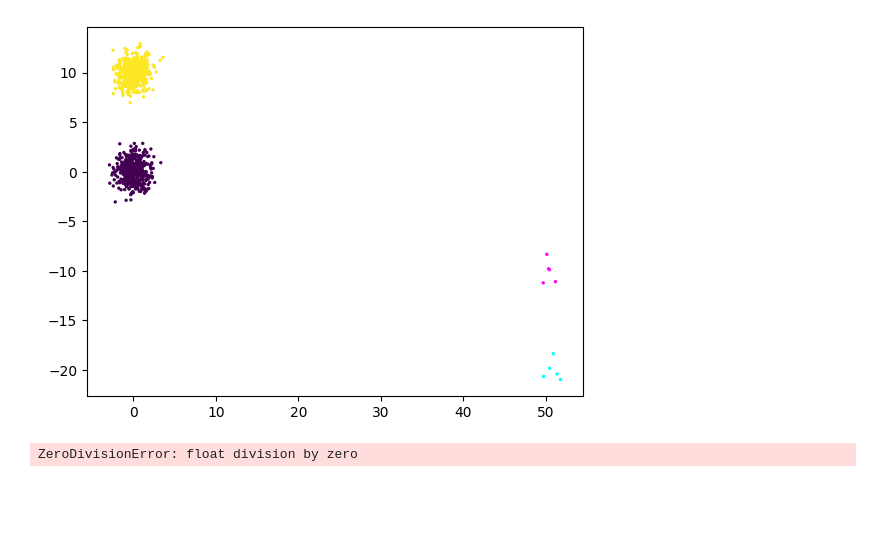
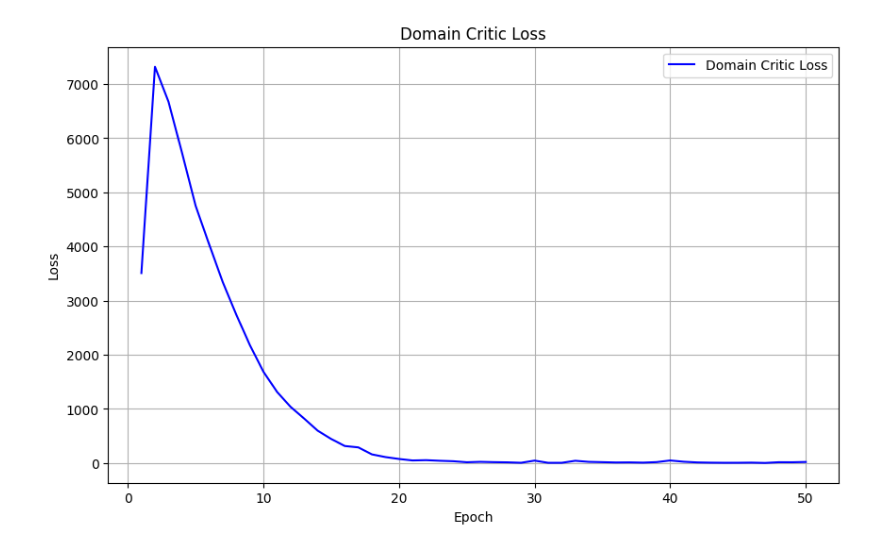
Before and after one commit to NT-Loi/SI_WDGRL, a Jupyter notebook: wdgrl.ipynb, the cells around one changed output. Drawn from its saved outputs; the diff is of its cells as text; code cells hidden in the pictures; blank space fills up the shorter version.

```diff
--- a/wdgrl.ipynb
+++ b/wdgrl.ipynb
@@ -288,64 +244,0 @@ def create_dataloaders(ns: int = 1000, nt: int = 100, batch_size: int = 64):
-# %%
-# Training parameters
-batch_size = 64
-num_epochs = 200
-device = 'cuda' if torch.cuda.is_available() else 'cpu'
-
-# Create dataloaders
-source_loader, target_loader = create_dataloaders(ns=1000, nt=10, batch_size=64)
-# %% [output]
-[figure, removed]
-# %%
-# Create model
-model = WDGRLwDiscriminator(
-    input_dim=2,
-    hidden_dims=[20],
-    device=device
-)
-
-# Lists to store metrics for plotting
-target_accuracies = []
-source_accuracies = []
-epochs = []
-
-# Training loop
-for epoch in range(num_epochs):
-    total_metrics = {
-        'classification_loss': 0.0,
-        'wasserstein_distance': 0.0,
-        'gradient_penalty': 0.0,
-        'total_loss': 0.0
-    }
-    num_batches = 0
-
-    # Train on all batches
-    for (source_data, source_labels), (target_data, target_labels) in zip(source_loader, target_loader):
-        metrics = model.train_step(source_data, source_labels, target_data)
-
-        for key in total_metrics:
-            total_metrics[key] += metrics[key]
-        num_batches += 1
-
-    # Calculate average metrics for the epoch
-    avg_metrics = {
-        key: value / num_batches
-        for key, value in total_metrics.items()
-    }
-
-    # Print progress
-    print(f"Epoch {epoch + 1}/{num_epochs}:")
-    for name, value in avg_metrics.items():
-        print(f"  {name}: {value:.4f}")
-
-    # Evaluate on entire source and target datasets
-    source_loss, source_acc = model.evaluate(source_loader)
-    target_loss, target_acc = model.evaluate(target_loader)
-    print(f"  Source Acc: {source_acc:.4f}, Target Acc: {target_acc:.4f}")
-    print("-" * 50)
-
-    # Store metrics for plotting
-    epochs.append(epoch + 1)
-    target_accuracies.append(target_acc)
-    source_accuracies.append(source_acc)
-# %% [output]
-ZeroDivisionError: float division by zero
@@ -351,0 +262,11 @@ ZeroDivisionError: float division by zero
+# %%
+plt.figure(figsize=(10, 6))
+plt.plot(range(1, num_epochs+1), dc_losses, 'b-', label='Domain Critic Loss')
+plt.xlabel('Epoch')
+plt.ylabel('Loss')
+plt.title('Domain Critic Loss')
+plt.legend()
+plt.grid(True)
+plt.show()
+# %% [output]
+[figure, added]
```
Also changed, not shown: parts of 15 cells of this notebook, 2 other files.
